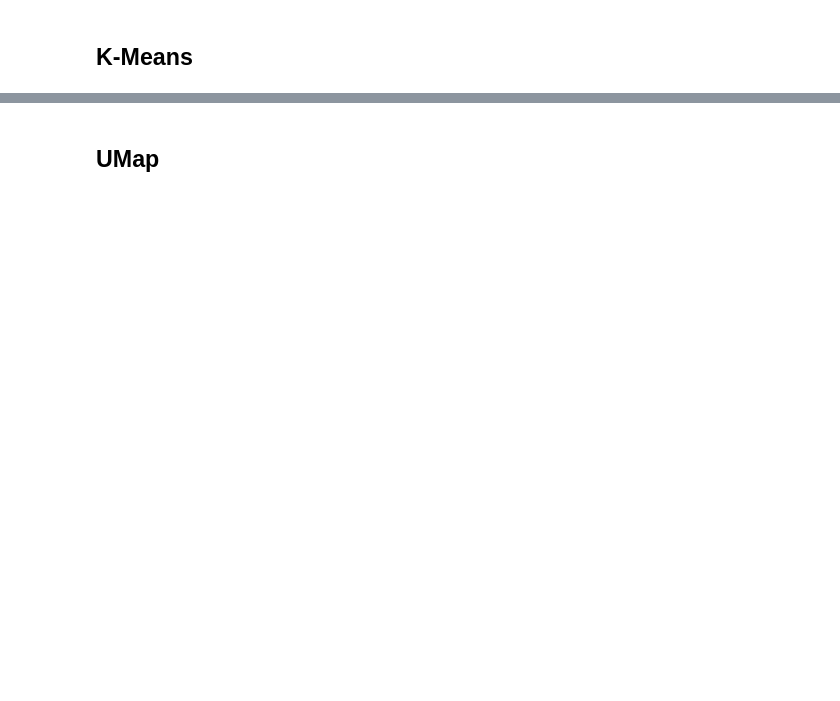
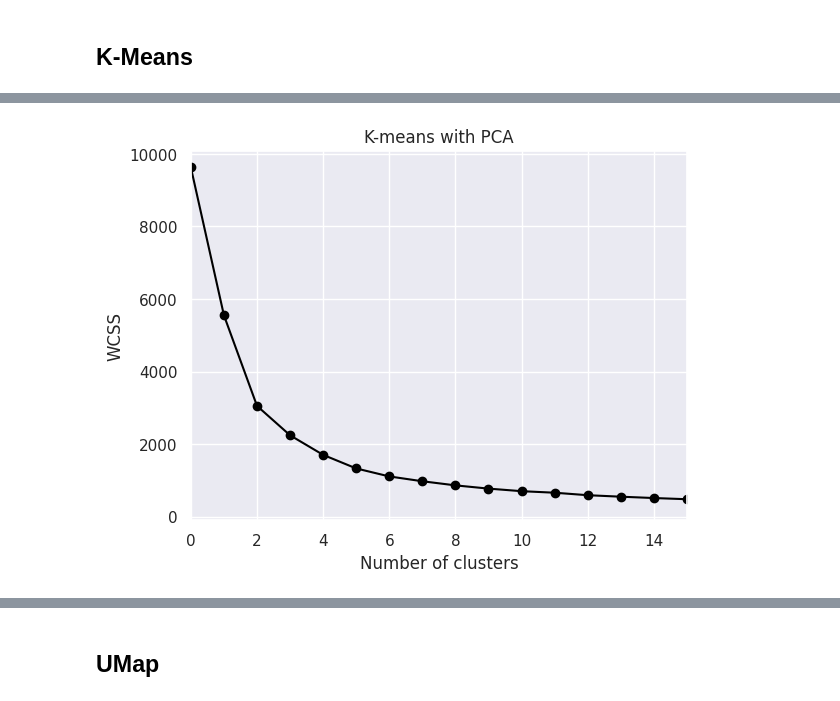
Before and after one commit to imAIgeneLAB/virtual_multiplexing, a Jupyter notebook: analysis/analysis.ipynb, the cells around one changed output, grey strips where cells are left out. Saved outputs shown, nothing was run; the diff lists cells and outputs as text; code cells hidden in the pictures; blank space fills up the shorter version.

```diff
--- a/analysis/analysis.ipynb
+++ b/analysis/analysis.ipynb
@@ -78,9 +85,9 @@ plt.show()
 ## Standarization
 # %%
 scaler = StandardScaler()
-nuclei_std = scaler.fit_transform(nuclei)
+nuclei_cytoplasm_std = scaler.fit_transform(nuclei_cytoplasm)
 # %% [markdown]
 ## PCA
 # %%
 pca = PCA()
-pca.fit(nuclei_std)
+pca.fit(nuclei_cytoplasm_std)
@@ -104,4 +128,4 @@ plt.show()
 # %%
 pca = PCA(n_components = 3)
 # %%
-pca.fit(nuclei_std)
+pca.fit(nuclei_cytoplasm_std)
@@ -119,5 +145,5 @@ fig.write_html('/app/pca.html')
 # %% [markdown]
 ## K-Means
 # %%
-scores_pca = pca.transform(nuclei_std)
+scores_pca = pca.transform(nuclei_cytoplasm_std)
 scores_pca
@@ -130,13 +182,17 @@ for i in range (1,21):
 # %%
 plt.figure()
 
 plt.plot(wcss, marker = 'o', color='black')
 plt.xlabel('Number of clusters')
 plt.ylabel('WCSS')
 plt.title('K-means with PCA')
 
+plt.xlim(0, 15)
+
 # Mostrar el gráfico
 plt.show()
+# %% [output]
+[figure, added]
 # %%
 kmeans_pca = KMeans(n_clusters = 3, init = 'k-means++', random_state = 42)
 # %%
```
Also changed, not shown: parts of 31 cells of this notebook, 10 other files.
